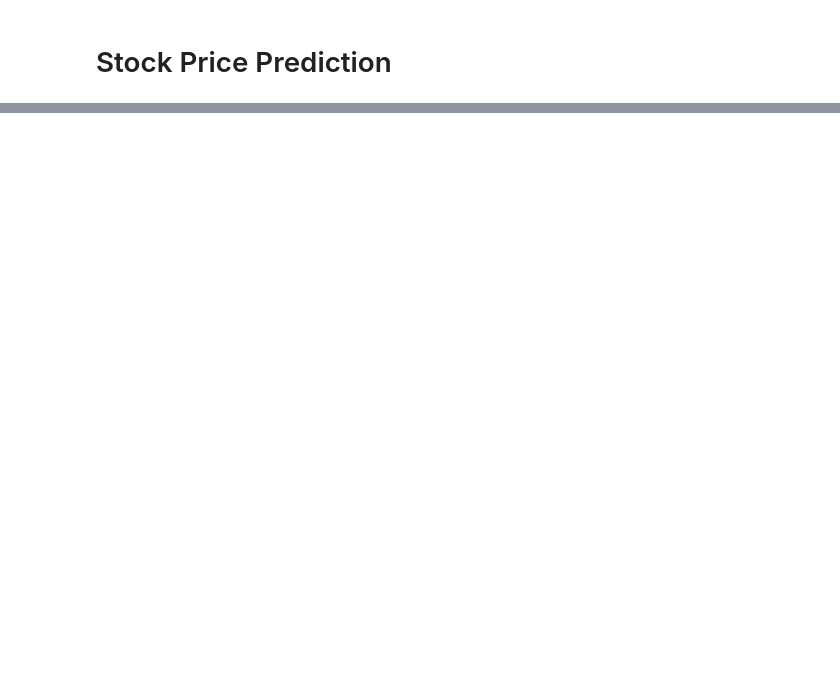
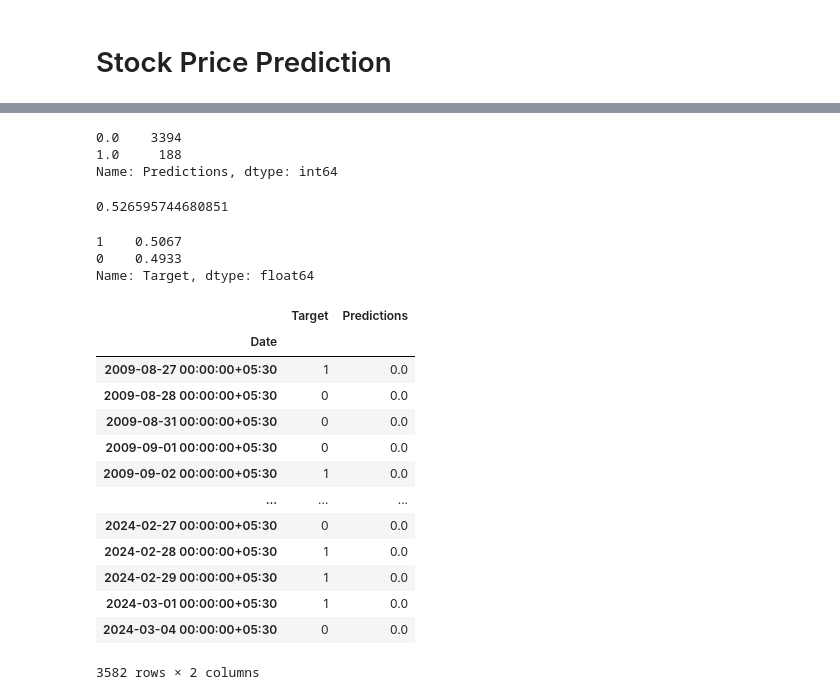
Before and after one commit to SearingShot/StockPricePrediction, a Jupyter notebook: Stock_Price_Prediction.ipynb, the cells around one changed output, grey strips where cells are left out. Saved outputs shown, nothing was run; the diff lists cells and outputs as text; code cells hidden in the pictures; blank space fills up the shorter version.

```diff
--- a/Stock_Price_Prediction.ipynb
+++ b/Stock_Price_Prediction.ipynb
@@ -99,0 +136,14 @@ def predict(train,test,predictors,model):
+# %%
+horizons = [2,5,60,250,1000]
+new_predictors = []
+
+for horizon in horizons:
+  rolling_averages = sp500.rolling(horizon).mean()
+
+  ratio_column = f"Close_Ratio_{horizon}"
+  sp500[ratio_column] = sp500["Close"] / rolling_averages["Close"]
+
+  trend_column = f"Trend_{horizon}"
+  sp500[trend_column] = sp500.shift(1).rolling(horizon).sum()["Target"]
+
+  new_predictors += [ratio_column, trend_column]
@@ -99,0 +167,2 @@ def predict(train,test,predictors,model):
+# %%
+sp500 = sp500.dropna()
@@ -99,0 +186,2 @@ def predict(train,test,predictors,model):
+# %%
+model = RandomForestClassifier(n_estimators=1000, min_samples_split=50, random_state=1)
@@ -99,0 +197,35 @@ def predict(train,test,predictors,model):
+# %%
+predictions = backtest(sp500, model, new_predictors)
+# %%
+predictions["Predictions"].value_counts()
+# %% [output]
+0.0    3394
+1.0     188
+Name: Predictions, dtype: int64
+# %%
+precision_score(predictions["Target"], predictions["Predictions"])
+# %% [output]
+0.526595744680851
+# %%
+predictions["Target"].value_counts() / predictions.shape[0]
+# %% [output]
+1    0.5067
+0    0.4933
+Name: Target, dtype: float64
+# %%
+predictions
+# %% [output]
+|  | Target | Predictions |
+| Date |  |  |
+| 2009-08-27 00:00:00+05:30 | 1 | 0.0 |
+| 2009-08-28 00:00:00+05:30 | 0 | 0.0 |
+| 2009-08-31 00:00:00+05:30 | 0 | 0.0 |
+| 2009-09-01 00:00:00+05:30 | 0 | 0.0 |
+| 2009-09-02 00:00:00+05:30 | 1 | 0.0 |
+| ... | ... | ... |
+| 2024-02-27 00:00:00+05:30 | 0 | 0.0 |
+| 2024-02-28 00:00:00+05:30 | 1 | 0.0 |
+| 2024-02-29 00:00:00+05:30 | 1 | 0.0 |
+| 2024-03-01 00:00:00+05:30 | 1 | 0.0 |
+| 2024-03-04 00:00:00+05:30 | 0 | 0.0 |
+3582 rows × 2 columns
```
Also changed, not shown: parts of 17 cells of this notebook.
